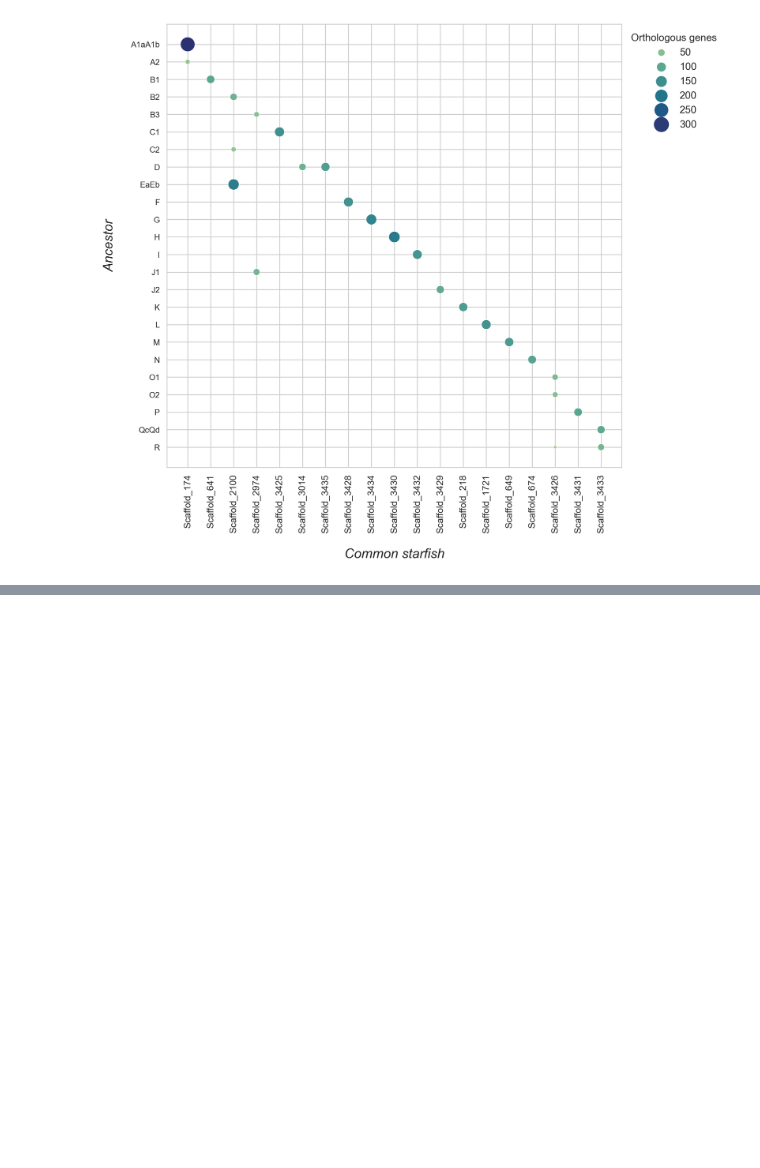
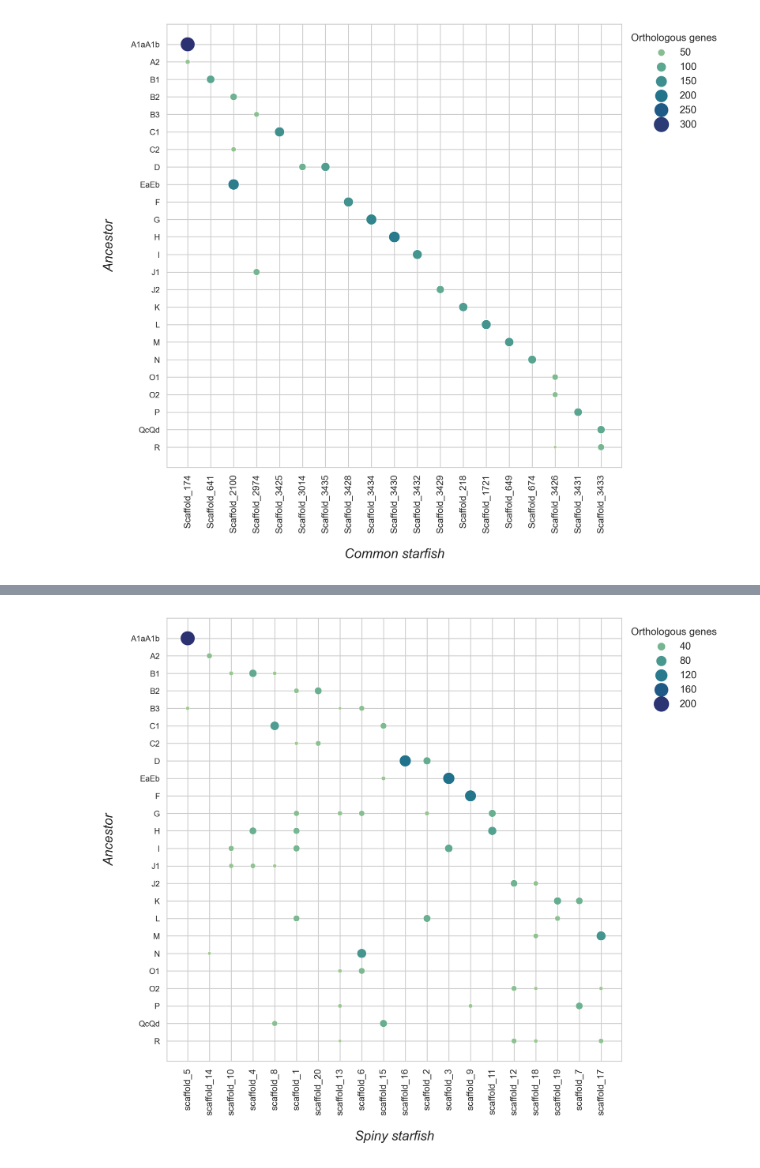
Before and after one commit to rajavat/orthology, a Jupyter notebook: Orthology.ipynb, the cells around one changed output, grey strips where cells are left out. Cells and saved outputs as stored; diff of their text form; code cells hidden in the pictures; blank space fills up the shorter version.

```diff
--- a/Orthology.ipynb
+++ b/Orthology.ipynb
@@ -109,0 +113,5 @@ Fissions: 2
+# %%
+AB = Orthoscripts.orthofind(Ancestor, Ampfil, Holleu_Ampfil)
+Orthoscripts.orthoplot(AB, 'Spiny starfish', 'Ancestor', 'B', 'A')
+# %% [output]
+[figure, added]
```
Also changed, not shown: parts of 3 cells of this notebook, 2 other files.
